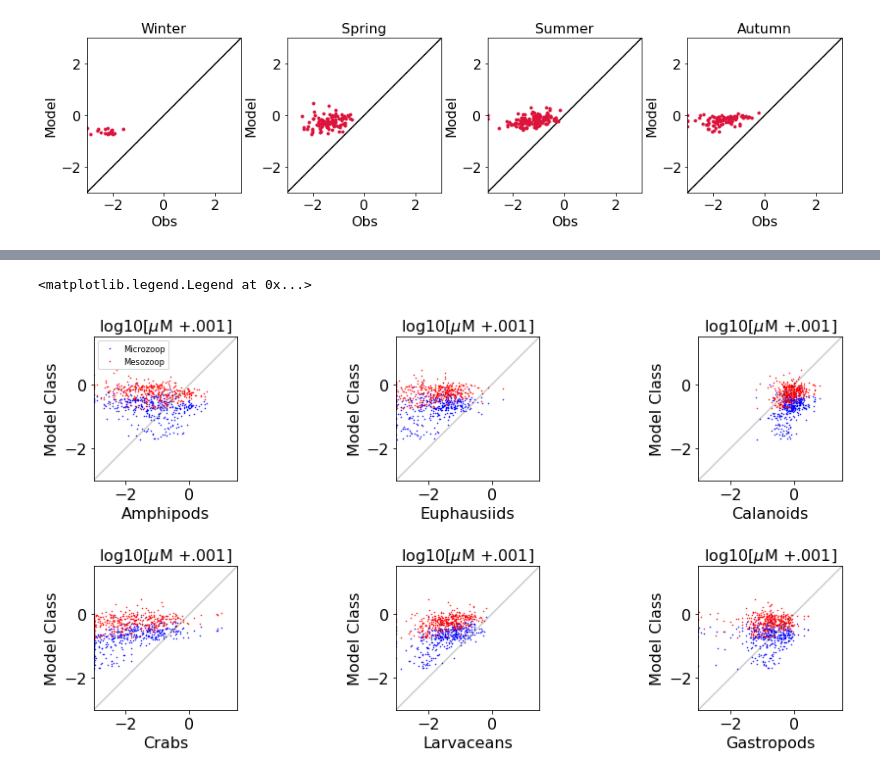
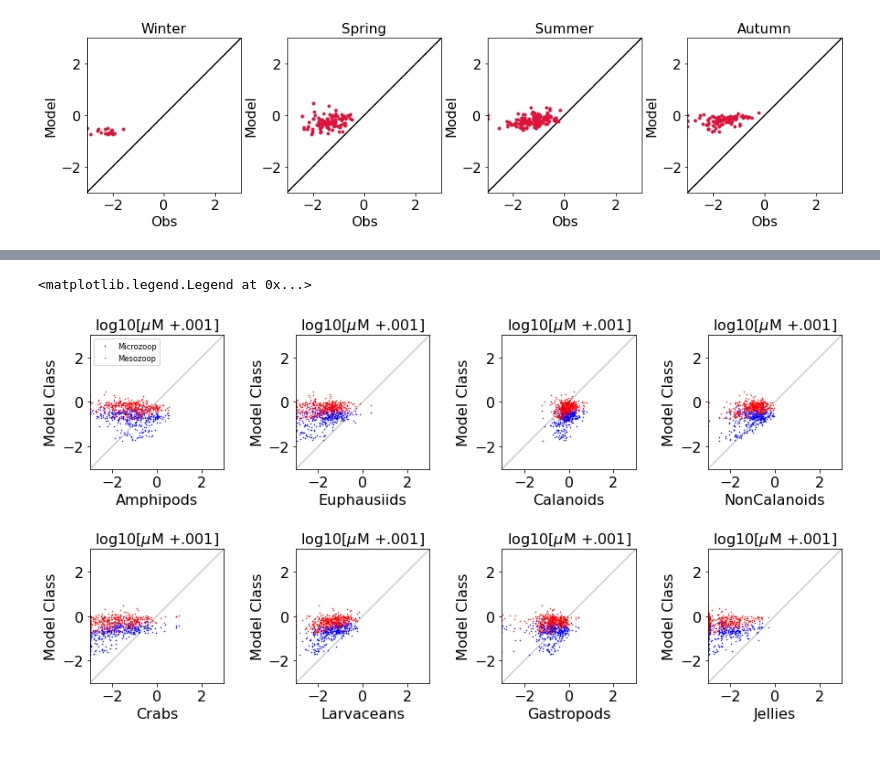
Before and after one commit to SalishSeaCast/analysis-karyn, a Jupyter notebook: notebooks/plotExamples/PugetSoundZoop.ipynb, the cells around one changed output, grey strips where cells are left out. Cells and saved outputs as stored; diff of their text form; code cells hidden in the pictures.

```diff
--- a/notebooks/plotExamples/PugetSoundZoop.ipynb
+++ b/notebooks/plotExamples/PugetSoundZoop.ipynb
@@ -138,7 +138,9 @@ array(['Amphipoda-Hyperiidea', 'Amphipoda-Cyphocarididae',
 # %%
 colListMid=('Amphipoda-Hyperiidea', 'Amphipoda-Cyphocarididae',
        'Amphipoda-Calliopiidae', 'Amphipoda-Gammaridae', 'Amphipoda',
-       'Amphipoda-Corophiidae', 'Amphipoda-Caprellidae','Copepoda-Calanoida','Decapoda-Brachyura-Cancridae', 'Decapoda-Brachyura-Pinnotheridae',
+       'Amphipoda-Corophiidae', 'Amphipoda-Caprellidae','Copepoda-Calanoida','Copepoda-Poecilostomatoida', 'Copepoda-Cyclopoida',
+       'Copepoda-Monstrilloida', 'Copepoda-Harpacticoida',
+       'Copepoda-Siphonostomatoida','Decapoda-Brachyura-Cancridae', 'Decapoda-Brachyura-Pinnotheridae',
        'Decapoda-Anomura-Paguridae', 'Decapoda-Brachyura-Grapsoidea',
        'Decapoda-Anomura-Galatheoidea', 'Decapoda-Brachyura-Majoidea',
        'Decapoda-Brachyura-Xanthoidea', 'Decapoda-Anomura-Lithoidea',
@@ -151,7 +153,9 @@ colListMid=('Amphipoda-Hyperiidea', 'Amphipoda-Cyphocarididae',
        'Euphausiidae-THYSANOESSA-Calyptopes', 'Euphausiidae-Calyptopes',
        'Euphausiidae-EUPHAUSIA-Furcillia',
        'Euphausiidae-THYSANOESSA-Furcillia', 'Euphausiidae-Furcillia',
-       'Chordata-Larvacea')
+       'Chordata-Larvacea','Cnidaria-Scyphozoa','Cnidaria-Siphonophore-Calycophoran',
+       'Cnidaria-Siphonophore-Physonect', 'Cnidaria-Siphonophore',
+       'Chordata-Tunicata')
 # %%
 #colListGenus=('METRIDIA PACIFICA','NEOCALANUS PLUMCHRUS','CALANOIDA','EUCALANUS BUNGII','CALANUS PACIFICUS','CALANUS MARSHALLAE','NEOCALANUS CRISTATUS','EUCALANUS CALIFORNICUS','EUCALANUS','METRIDIIDAE','NEOCALANUS')
 # %%
@@ -422,6 +426,10 @@ biomassDF['Amphipods']=(biomassDF['Amphipoda-Hyperiidea']+biomassDF['Amphipoda-C
 biomassDF['Crabs']=(biomassDF['Decapoda-Brachyura-Cancridae']+biomassDF['Decapoda-Brachyura-Pinnotheridae']+biomassDF['Decapoda-Anomura-Paguridae']+biomassDF['Decapoda-Brachyura-Grapsoidea']+biomassDF['Decapoda-Anomura-Galatheoidea']+biomassDF['Decapoda-Brachyura-Majoidea']+biomassDF['Decapoda-Brachyura-Xanthoidea']+biomassDF['Decapoda-Anomura-Lithoidea']+biomassDF['Decapoda-Brachyura']+biomassDF['Decapoda-Brachyura-cheiragonidae']+biomassDF['Decapoda-Anomura-Porcellanidae']+biomassDF['Decapoda-Anomura'])/8.5
 biomassDF['Euphausiids']=(biomassDF['Euphausiidae']+biomassDF['Euphausiidae-EUPHAUSIA-Nauplii']+biomassDF['Euphausiidae-Nauplii']+biomassDF['Euphausiidae-THYSANOESSA-Nauplii']+biomassDF['Euphausiidae-EUPHAUSIA-Adult']+biomassDF['Euphausiidae-THYSANOESSA-Adult']+biomassDF['Euphausiidae-NEMATOSCELIS-Adult']+biomassDF['Euphausiidae-EUPHAUSIA-Calyptopes']+biomassDF['Euphausiidae-THYSANOESSA-Calyptopes']+biomassDF['Euphausiidae-Calyptopes']+biomassDF['Euphausiidae-EUPHAUSIA-Furcillia']+biomassDF['Euphausiidae-THYSANOESSA-Furcillia']+biomassDF['Euphausiidae-Furcillia'])/8.5
 biomassDF['Calanoids']=biomassDF['Copepoda-Calanoida']/8.5
+biomassDF['NonCalanoids']=(biomassDF['Copepoda-Poecilostomatoida'])/8.5
 biomassDF['Gastropods']=biomassDF['Gastropoda']/8.5
 biomassDF['Larvaceans']=biomassDF['Chordata-Larvacea']/8.5
+biomassDF['HyperiidAmph']=biomassDF['Amphipoda-Hyperiidea']/8.5
 biomassDF['EuphausiidsJuv']=(biomassDF['Euphausiidae-EUPHAUSIA-Calyptopes']+biomassDF['Euphausiidae-THYSANOESSA-Calyptopes']+biomassDF['Euphausiidae-Calyptopes']+biomassDF['Euphausiidae-EUPHAUSIA-Furcillia']+biomassDF['Euphausiidae-THYSANOESSA-Furcillia']+biomassDF['Euphausiidae-Furcillia'])/8.5
+biomassDF['Jellies']=(biomassDF['Cnidaria-Scyphozoa']+biomassDF['Cnidaria-Siphonophore-Calycophoran']+biomassDF['Cnidaria-Siphonophore-Physonect']+biomassDF['Cnidaria-Siphonophore'])/8.5
+biomassDF['Tunicates']=biomassDF['Chordata-Tunicata']/8.5
@@ -526,6 +536,10 @@ data['L10Calanoids']=logt(data['Calanoids'])
 data['L10Gastropods']=logt(data['Gastropods'])
 data['L10Larvaceans']=logt(data['Larvaceans'])
 data['L10EuphausiidsJuv']=logt(data['EuphausiidsJuv'])
+data['L10HyperiidAmph']=logt(data['HyperiidAmph'])
+data['L10NonCalanoids']=logt(data['NonCalanoids'])
+data['L10Jellies']=logt(data['Jellies'])
+data['L10Tunicates']=logt(data['Tunicates'])
 data['L10mod_microzooplankton']=logt(data['mod_microzooplankton'])
 data['L10mod_mesozooplankton']=logt(data['mod_mesozooplankton'])
 # %%
@@ -669,28 +738,28 @@ bySeason(ax,'L10Larvaceans','L10mod_mesozooplankton',(-3,3))
 # %%
-fig,ax=plt.subplots(2,3,figsize=(15,7))
+fig,ax=plt.subplots(2,4,figsize=(15,7))
 fig.subplots_adjust(wspace=.4)
 fig.subplots_adjust(hspace=.6)
 ax=ax.flatten()
 
-chplc=('Amphipods', 'Euphausiids','Calanoids', 'Crabs','Larvaceans','Gastropods')
+chplc=('Amphipods', 'Euphausiids','Calanoids','NonCalanoids', 'Crabs','Larvaceans','Gastropods','Jellies')
 
 mvar1=data['mod_microzooplankton']
 mvar2=data['mod_mesozooplankton']
 
 for ii in range(0,len(chplc)):
     ax[ii].plot(logt(data.loc[:,[chplc[ii]]].values),logt(mvar1),'.',ms=1,color='blue',label='Microzoop')
     ax[ii].plot(logt(data.loc[:,[chplc[ii]]].values),logt(mvar2),'.',ms=1,color='red',label='Mesozoop')
     ax[ii].set_ylabel('Model Class')
     ax[ii].set_xlabel(chplc[ii])
     ax[ii].set_title('log10[$\mu$M +.001]')
-    ax[ii].plot((-3,1.5),(-3,1.5),'k-',alpha=.2)
-    ax[ii].set_xlim((-3,1.5))
-    ax[ii].set_ylim((-3,1.5))
+    ax[ii].plot((-3,3),(-3,3),'k-',alpha=.2)
+    ax[ii].set_xlim((-3,3))
+    ax[ii].set_ylim((-3,3))
     ax[ii].set_aspect(1)
 ax[0].legend(loc=2, fontsize = 'small')
 # %% [output]
 <matplotlib.legend.Legend at 0x...>
-[figure, old version]
+[figure, new version]
 # %%
 def yd(idt):
     if type(idt)==dt.datetime:
```
Also changed, not shown: parts of 20 cells of this notebook.
